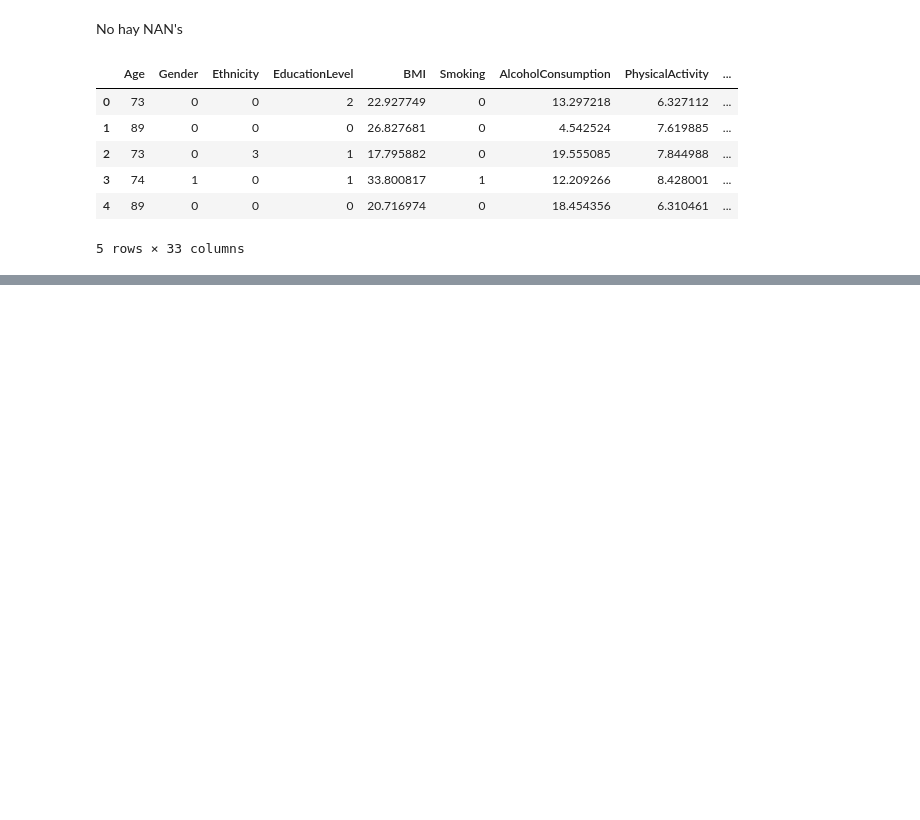
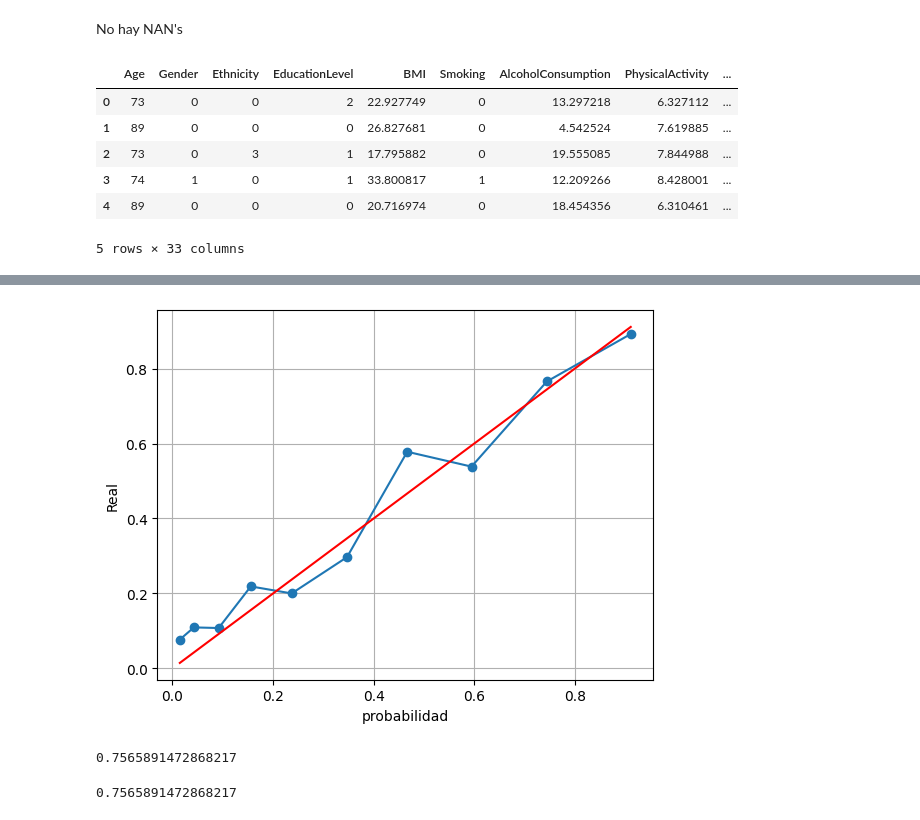
Before and after one commit to ppmelch/Lab-Aprendizaje-Estad-stico, a Jupyter notebook: Tareas/T 5/Tarea 5.ipynb, the cells around one changed output, grey strips where cells are left out. Cells and saved outputs as stored; diff of their text form; code cells hidden in the pictures; blank space fills up the shorter version.

```diff
--- a/Tareas/T 5/Tarea 5.ipynb
+++ b/Tareas/T 5/Tarea 5.ipynb
@@ -61,3 +63,5 @@ df.head()
 | 3 | 74 | 1 | 0 | 1 | 33.800817 | 1 | 12.209266 | 8.428001 | ... |
 | 4 | 89 | 0 | 0 | 0 | 20.716974 | 0 | 18.454356 | 6.310461 | ... |
 5 rows × 33 columns
+# %%
+df= pd.get_dummies(df)
@@ -63,0 +76,8 @@ df.head()
+# %%
+target = 'Diagnosis'
+X = df.drop(target, axis=1)
+y = df[target]
+
+X_train, X_test, y_train, y_test = train_test_split(X, y, test_size=0.3, random_state=42)
+
+model = linear_model.LogisticRegression().fit(X_train, y_train)
@@ -63,0 +92,30 @@ df.head()
+# %%
+probas = model.predict_proba(X_test)
+
+probabilidades = [i[1] for i in probas]
+predicciones = model.predict(X_test)
+
+calibracion = pd.DataFrame({
+     'target': y_test,
+     'probabilidades': probabilidades,
+     'predicciones': predicciones
+})
+# %%
+calibracion['bins'] = pd.qcut(calibracion['probabilidades'], q=10, labels=False) + 1
+grouped = calibracion.groupby('bins').mean()
+# %%
+plt.plot(grouped.probabilidades, grouped.target, marker="o")
+plt.plot(grouped.probabilidades, grouped.probabilidades, color='r')
+plt.xlabel("probabilidad")
+plt.ylabel("Real")
+plt.grid()
+# %% [output]
+[figure, added]
+# %%
+print(np.mean(calibracion.predicciones == calibracion.target))
+# %% [output]
+0.7565891472868217
+# %%
+print(accuracy_score(y_pred=calibracion.predicciones, y_true=calibracion.target))
+# %% [output]
+0.7565891472868217
```
Also changed, not shown: parts of 15 cells of this notebook.
